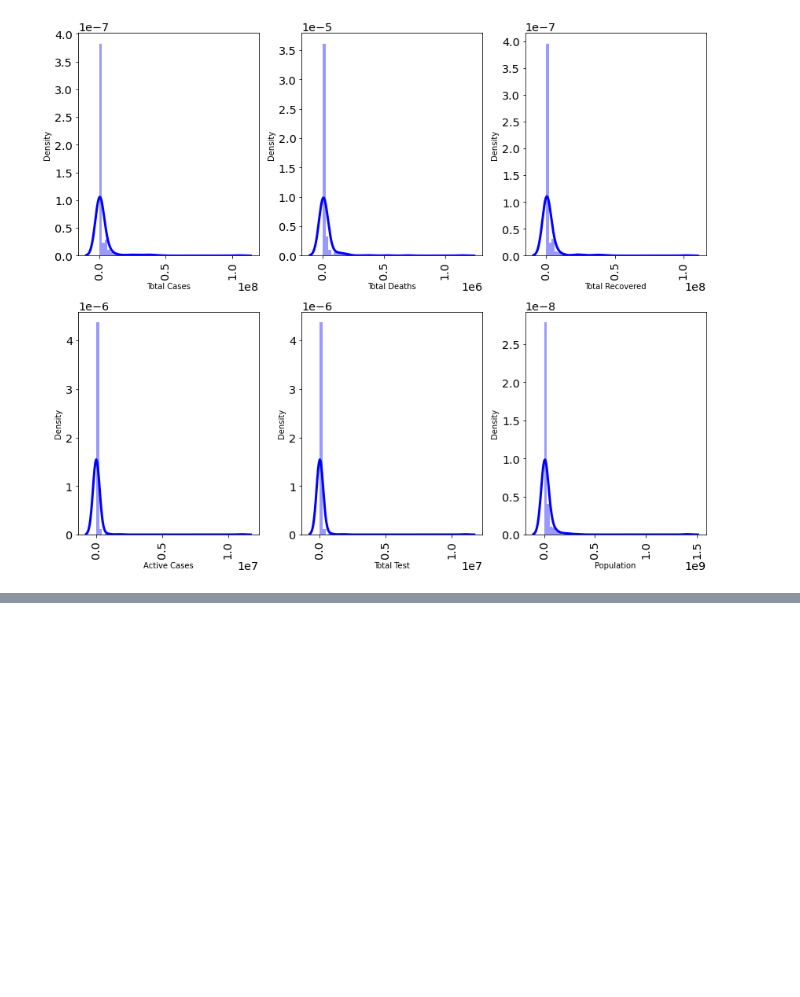
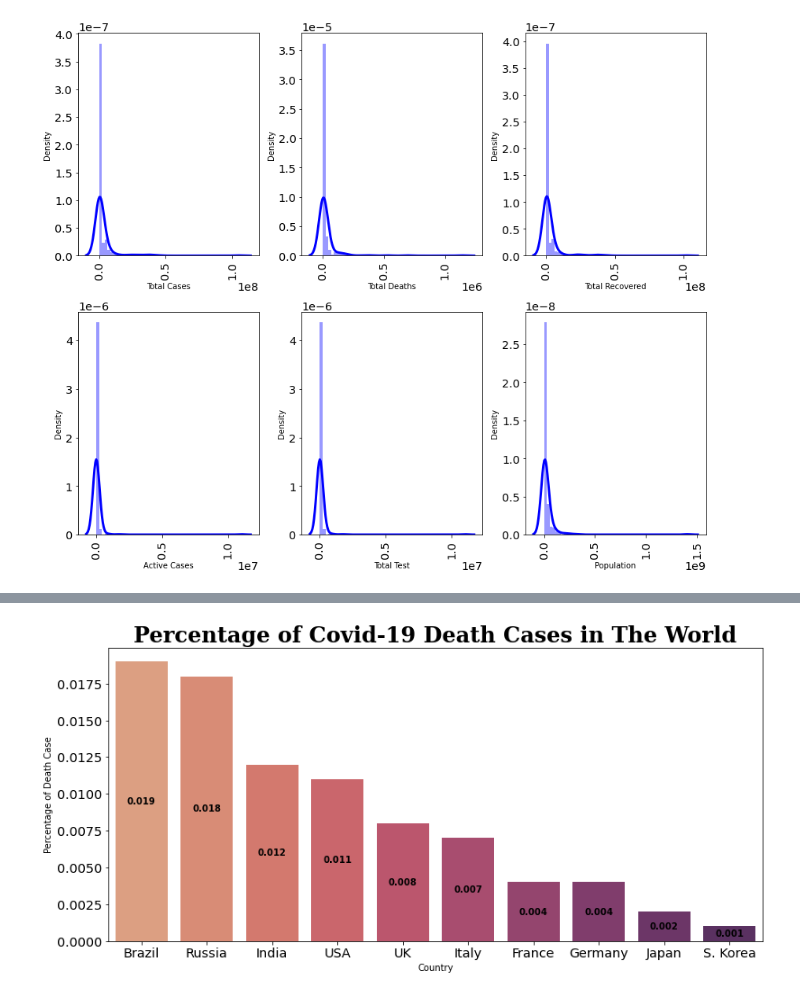
Before and after one commit to angelusfelix/Covid_WorldWide, a Jupyter notebook: EDA_Covid_worldwide.ipynb, the cells around one changed output, grey strips where cells are left out. Cells and saved outputs as stored; diff of their text form; code cells hidden in the pictures; blank space fills up the shorter version.

```diff
--- a/EDA_Covid_worldwide.ipynb
+++ b/EDA_Covid_worldwide.ipynb
@@ -287,0 +325,5 @@ for i in range (0,len(numerical)):
+# %%
+df1['Percentage of Death Case'] = round(df1['Total Deaths']/df1['Total Cases'],3)
+# %%
+High_Cases = df1.sort_values('Percentage of Death Case', ascending=False)
+High_Cases[:10] #mengambil 10 urutan pertama
@@ -287,0 +342,9 @@ for i in range (0,len(numerical)):
+# %%
+plt.figure(figsize=(13,6))
+ax= sns.barplot(x='Country', y='Percentage of Death Case', data=High_Cases[:10], palette='flare')
+for label in ax.containers:
+    ax.bar_label(label, label_type='center', fontweight='bold')
+plt.title('Percentage of Covid-19 Death Cases in The World',fontsize=24, fontweight='bold', fontname="serif")
+plt.show()
+# %% [output]
+[figure, added]
```
Also changed, not shown: parts of 5 cells of this notebook, 1 other file.
